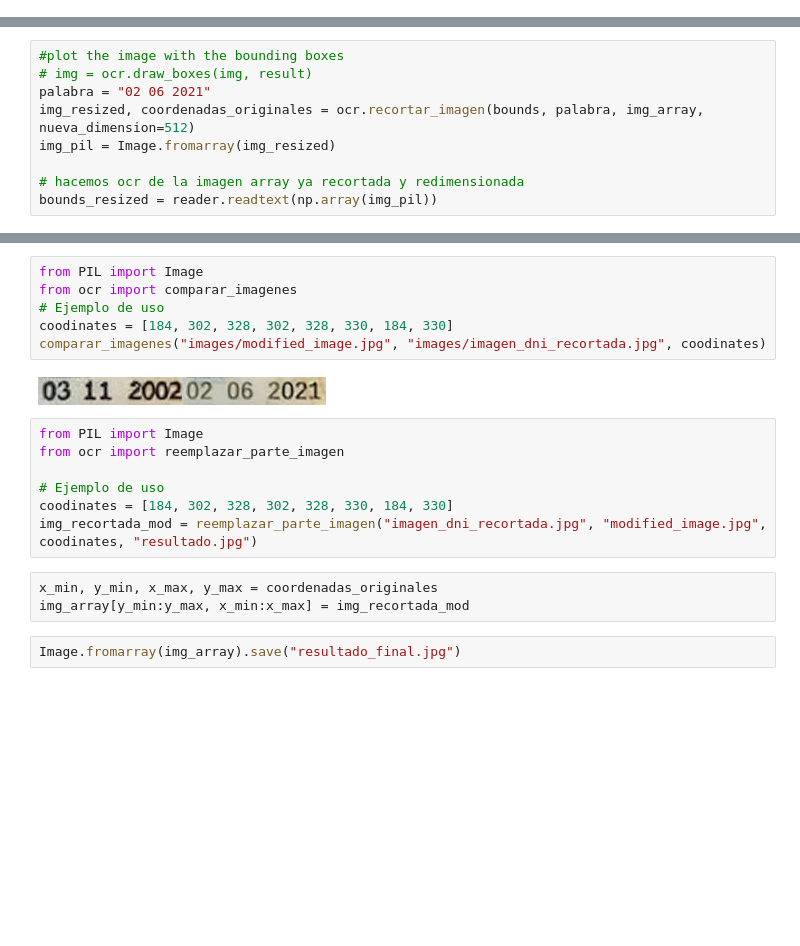
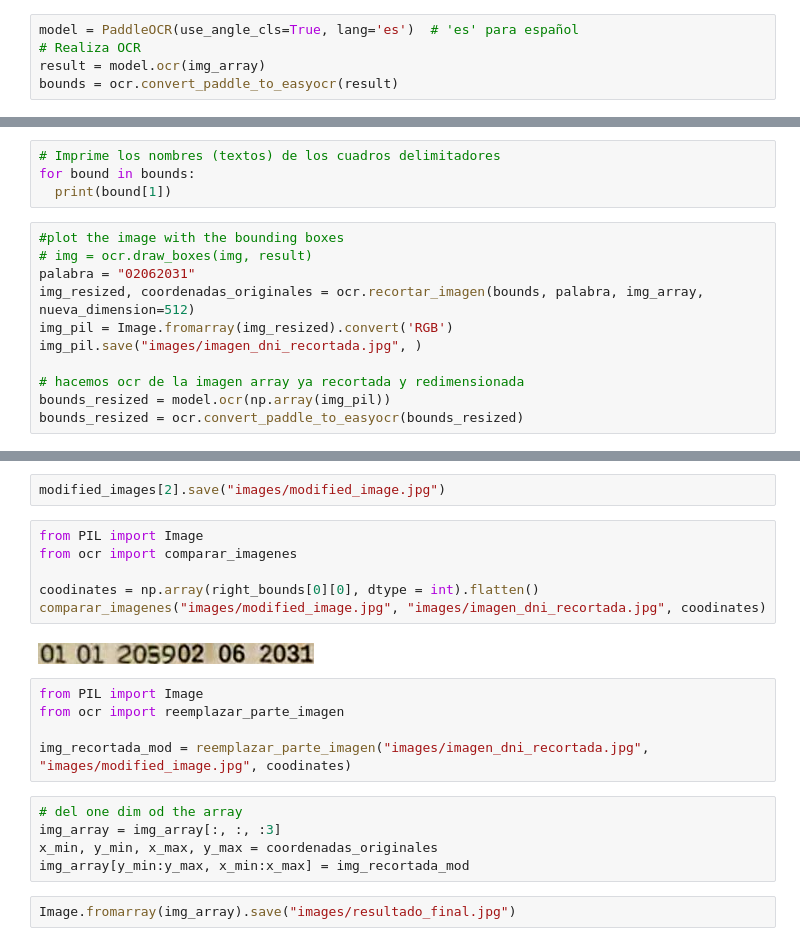
Before and after one commit to PedroOrtix/ID_Inpainter, a Jupyter notebook: notebook.ipynb, the cells around one changed output, grey strips where cells are left out. Drawn from its saved outputs; the diff is of its cells as text; blank space fills up the shorter version.

Commit message:
chore: Updateto  paddlepaddle and paddleocr, make refactoring tasks

```diff
--- a/notebook.ipynb
+++ b/notebook.ipynb
@@ -59,0 +27,5 @@ ESPECIMEN
+# %%
+model = PaddleOCR(use_angle_cls=True, lang='es')  # 'es' para español
+# Realiza OCR
+result = model.ocr(img_array)
+bounds = ocr.convert_paddle_to_easyocr(result)
@@ -60,9 +37,15 @@ ESPECIMEN
+# %%
+# Imprime los nombres (textos) de los cuadros delimitadores
+for bound in bounds:
+  print(bound[1])
 # %%
 #plot the image with the bounding boxes
 # img = ocr.draw_boxes(img, result)
-palabra = "02 06 2021"
+palabra = "02062031"
 img_resized, coordenadas_originales = ocr.recortar_imagen(bounds, palabra, img_array, nueva_dimension=512)
-img_pil = Image.fromarray(img_resized)
+img_pil = Image.fromarray(img_resized).convert('RGB')
+img_pil.save("images/imagen_dni_recortada.jpg", )
 
 # hacemos ocr de la imagen array ya recortada y redimensionada
-bounds_resized = reader.readtext(np.array(img_pil))
+bounds_resized = model.ocr(np.array(img_pil))
+bounds_resized = ocr.convert_paddle_to_easyocr(bounds_resized)
@@ -99,20 +85,22 @@ for i, ax in enumerate(axs.flatten()):
+# %%
+modified_images[2].save("images/modified_image.jpg")
 # %%
 from PIL import Image
 from ocr import comparar_imagenes
-# Ejemplo de uso
-coodinates = [184, 302, 328, 302, 328, 330, 184, 330]
+
+coodinates = np.array(right_bounds[0][0], dtype = int).flatten()
 comparar_imagenes("images/modified_image.jpg", "images/imagen_dni_recortada.jpg", coodinates)
 # %% [output]
-[figure, old version]
+[figure, new version]
 # %%
 from PIL import Image
 from ocr import reemplazar_parte_imagen
 
-# Ejemplo de uso
-coodinates = [184, 302, 328, 302, 328, 330, 184, 330]
-img_recortada_mod = reemplazar_parte_imagen("imagen_dni_recortada.jpg", "modified_image.jpg", coodinates, "resultado.jpg")
+img_recortada_mod = reemplazar_parte_imagen("images/imagen_dni_recortada.jpg", "images/modified_image.jpg", coodinates)
 # %%
+# del one dim od the array
+img_array = img_array[:, :, :3]
 x_min, y_min, x_max, y_max = coordenadas_originales
 img_array[y_min:y_max, x_min:x_max] = img_recortada_mod
 # %%
-Image.fromarray(img_array).save("resultado_final.jpg")
+Image.fromarray(img_array).save("images/resultado_final.jpg")
```
Also changed, not shown: parts of 12 cells of this notebook, 2 other files.
